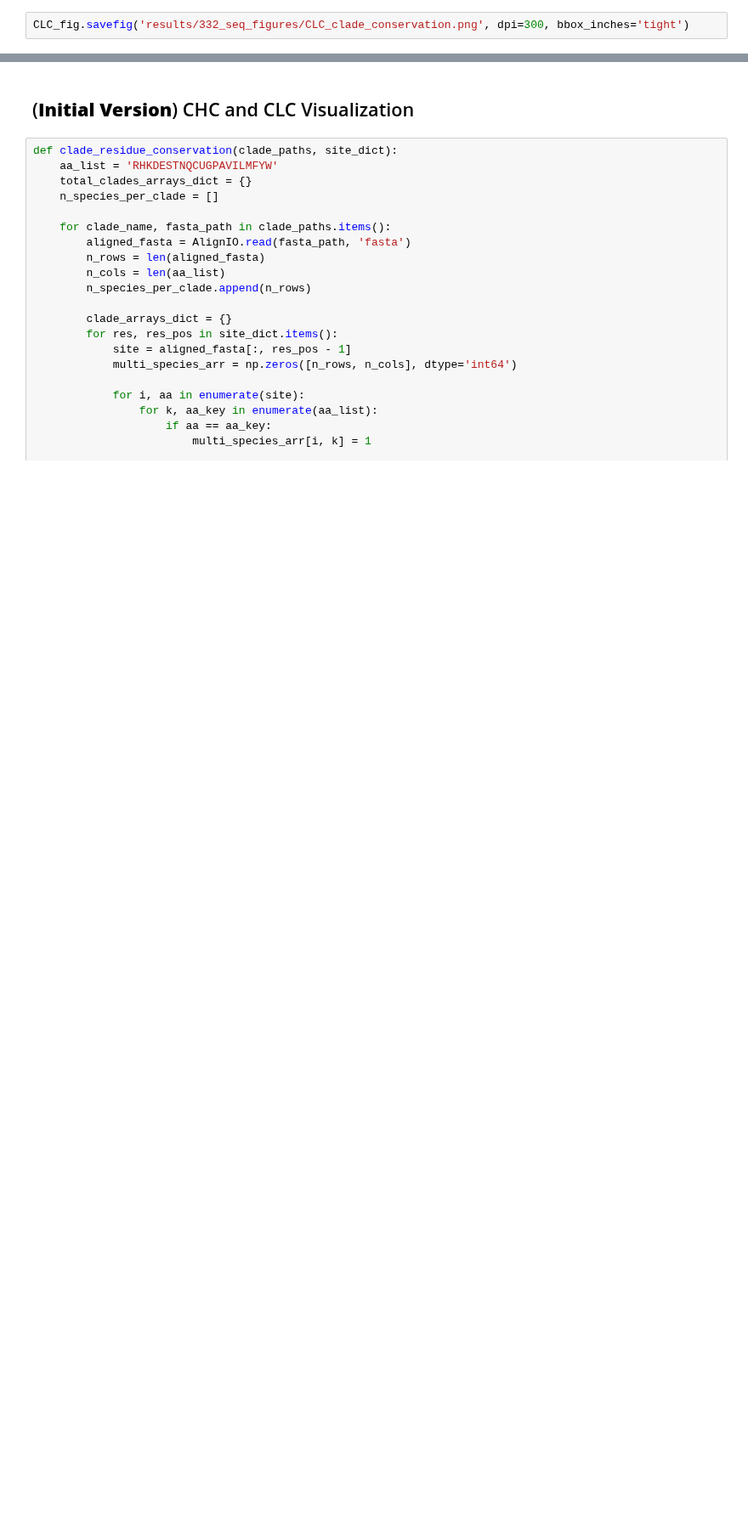
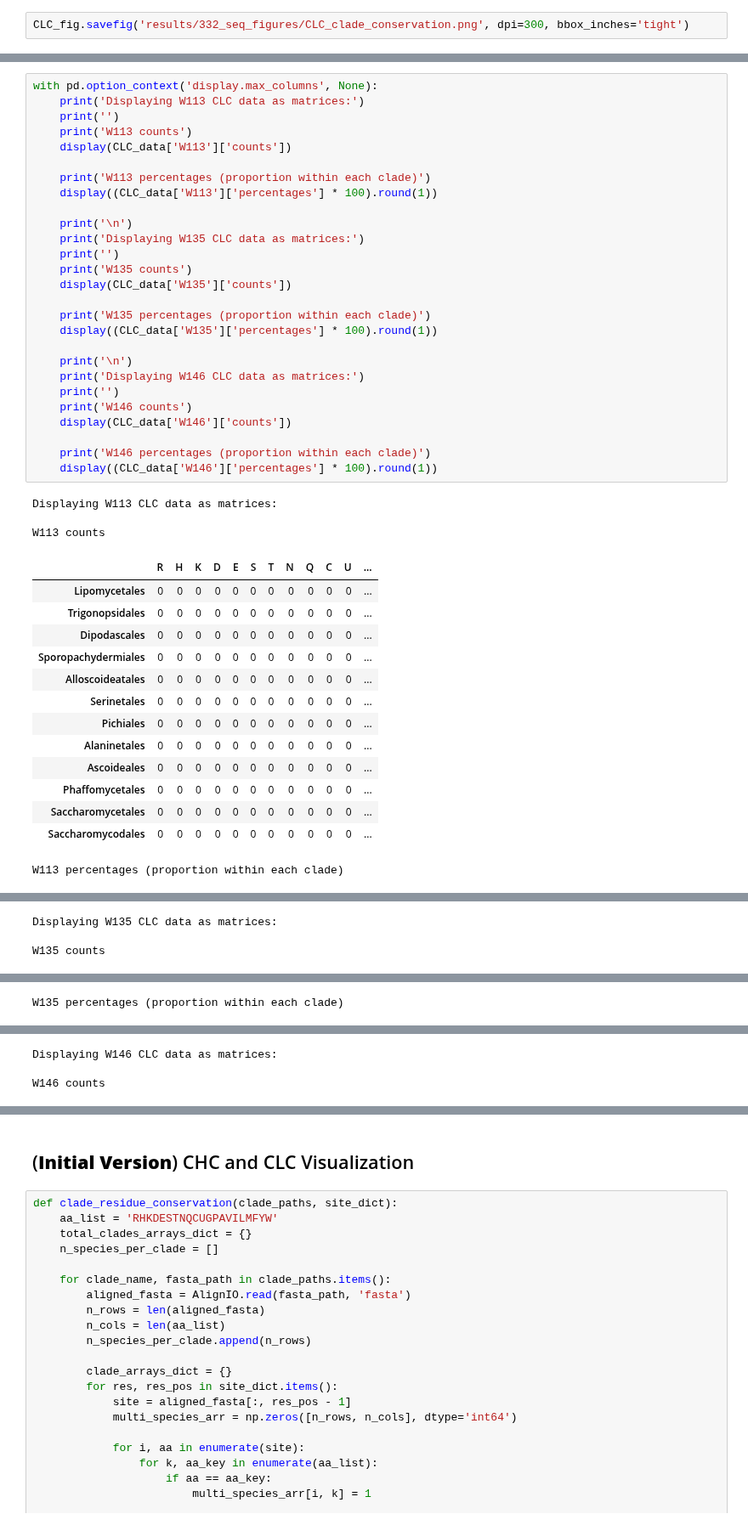
Before and after one commit to GeorgeCrawford15/yeast-clathrin-conservation, a Jupyter notebook: clathrin-chains-conservation.ipynb, the cells around one changed output, grey strips where cells are left out. Shown at 85% size. Cells and saved outputs as stored; diff of their text form; blank space fills up the shorter version.

```diff
--- a/clathrin-chains-conservation.ipynb
+++ b/clathrin-chains-conservation.ipynb
@@ -274,0 +504,45 @@ CLC_fig.savefig('results/332_seq_figures/CLC_clade_conservation.png', dpi=300, b
+# %%
+with pd.option_context('display.max_columns', None):
+    print('Displaying W113 CLC data as matrices:')
+    print('')
+    print('W113 counts')
+    display(CLC_data['W113']['counts'])
+
+    print('W113 percentages (proportion within each clade)')
+    display((CLC_data['W113']['percentages'] * 100).round(1))
+
+    print('\n')
+    print('Displaying W135 CLC data as matrices:')
+    print('')
+    print('W135 counts')
+    display(CLC_data['W135']['counts'])
+
+    print('W135 percentages (proportion within each clade)')
+    display((CLC_data['W135']['percentages'] * 100).round(1))
+
+    print('\n')
+    print('Displaying W146 CLC data as matrices:')
+    print('')
+    print('W146 counts')
+    display(CLC_data['W146']['counts'])
+
+    print('W146 percentages (proportion within each clade)')
+    display((CLC_data['W146']['percentages'] * 100).round(1))
+# %% [output]
+Displaying W113 CLC data as matrices:
+
+W113 counts
+|  | R | H | K | D | E | S | T | N | Q | C | U | ... |
+| Lipomycetales | 0 | 0 | 0 | 0 | 0 | 0 | 0 | 0 | 0 | 0 | 0 | ... |
+| Trigonopsidales | 0 | 0 | 0 | 0 | 0 | 0 | 0 | 0 | 0 | 0 | 0 | ... |
+| Dipodascales | 0 | 0 | 0 | 0 | 0 | 0 | 0 | 0 | 0 | 0 | 0 | ... |
+| Sporopachydermiales | 0 | 0 | 0 | 0 | 0 | 0 | 0 | 0 | 0 | 0 | 0 | ... |
+| Alloscoideatales | 0 | 0 | 0 | 0 | 0 | 0 | 0 | 0 | 0 | 0 | 0 | ... |
+| Serinetales | 0 | 0 | 0 | 0 | 0 | 0 | 0 | 0 | 0 | 0 | 0 | ... |
+| Pichiales | 0 | 0 | 0 | 0 | 0 | 0 | 0 | 0 | 0 | 0 | 0 | ... |
+| Alaninetales | 0 | 0 | 0 | 0 | 0 | 0 | 0 | 0 | 0 | 0 | 0 | ... |
+| Ascoideales | 0 | 0 | 0 | 0 | 0 | 0 | 0 | 0 | 0 | 0 | 0 | ... |
+| Phaffomycetales | 0 | 0 | 0 | 0 | 0 | 0 | 0 | 0 | 0 | 0 | 0 | ... |
+| Saccharomycetales | 0 | 0 | 0 | 0 | 0 | 0 | 0 | 0 | 0 | 0 | 0 | ... |
+| Saccharomycodales | 0 | 0 | 0 | 0 | 0 | 0 | 0 | 0 | 0 | 0 | 0 | ... |
+W113 percentages (proportion within each clade)
@@ -274,0 +562,3 @@ CLC_fig.savefig('results/332_seq_figures/CLC_clade_conservation.png', dpi=300, b
+Displaying W135 CLC data as matrices:
+
+W135 counts
@@ -274,0 +578 @@ CLC_fig.savefig('results/332_seq_figures/CLC_clade_conservation.png', dpi=300, b
+W135 percentages (proportion within each clade)
@@ -274,0 +592,3 @@ CLC_fig.savefig('results/332_seq_figures/CLC_clade_conservation.png', dpi=300, b
+Displaying W146 CLC data as matrices:
+
+W146 counts
```
Also changed, not shown: parts of 14 cells of this notebook, 30 other files.
